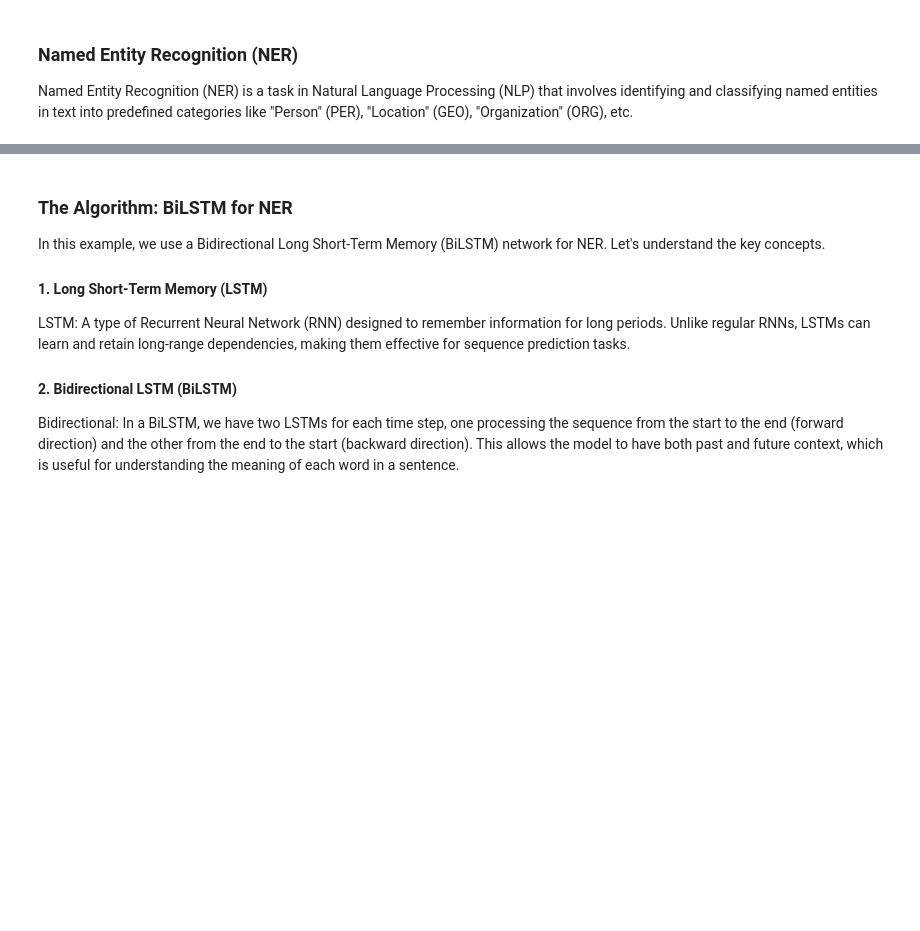
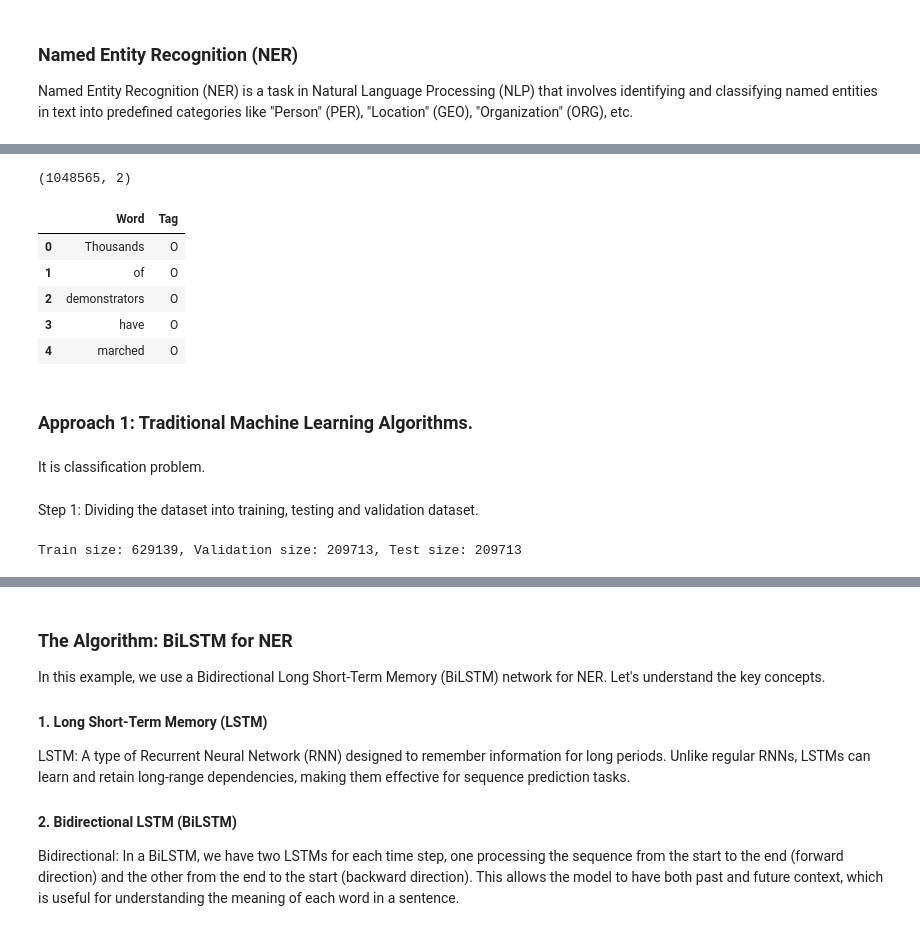
Before and after one commit to rahulbhoyar1995/NER-Case-Study, a Jupyter notebook: ner_analysis.ipynb, the cells around one changed output, grey strips where cells are left out. Drawn from its saved outputs; the diff is of its cells as text; code cells hidden in the pictures; blank space fills up the shorter version.

```diff
--- a/ner_analysis.ipynb
+++ b/ner_analysis.ipynb
@@ -8,0 +126,13 @@ Named Entity Recognition (NER) is a task in Natural Language Processing (NLP) th
+# %%
+df.shape
+# %% [output]
+(1048565, 2)
+# %%
+df.head()
+# %% [output]
+|  | Word | Tag |
+| 0 | Thousands | O |
+| 1 | of | O |
+| 2 | demonstrators | O |
+| 3 | have | O |
+| 4 | marched | O |
@@ -8,0 +141,22 @@ Named Entity Recognition (NER) is a task in Natural Language Processing (NLP) th
+# %% [markdown]
+### Approach 1: Traditional Machine Learning Algorithms.
+# %% [markdown]
+It is classification problem.
+# %% [markdown]
+Step 1: Dividing the dataset into training, testing and validation dataset.
+# %%
+import pandas as pd
+from sklearn.model_selection import train_test_split
+
+# Load the dataset
+data = pd.read_csv('data.csv')  # Assuming the dataset is in CSV format
+
+# Split the data into train+validation and test sets
+train_val_data, test_data = train_test_split(data, test_size=0.2, random_state=42)
+
+# Further split train+validation into train and validation sets
+train_data, val_data = train_test_split(train_val_data, test_size=0.25, random_state=42)  # 0.25 * 0.8 = 0.2
+
+print(f"Train size: {len(train_data)}, Validation size: {len(val_data)}, Test size: {len(test_data)}")
+# %% [output]
+Train size: 629139, Validation size: 209713, Test size: 209713
```
Also changed, not shown: parts of 27 cells of this notebook.
